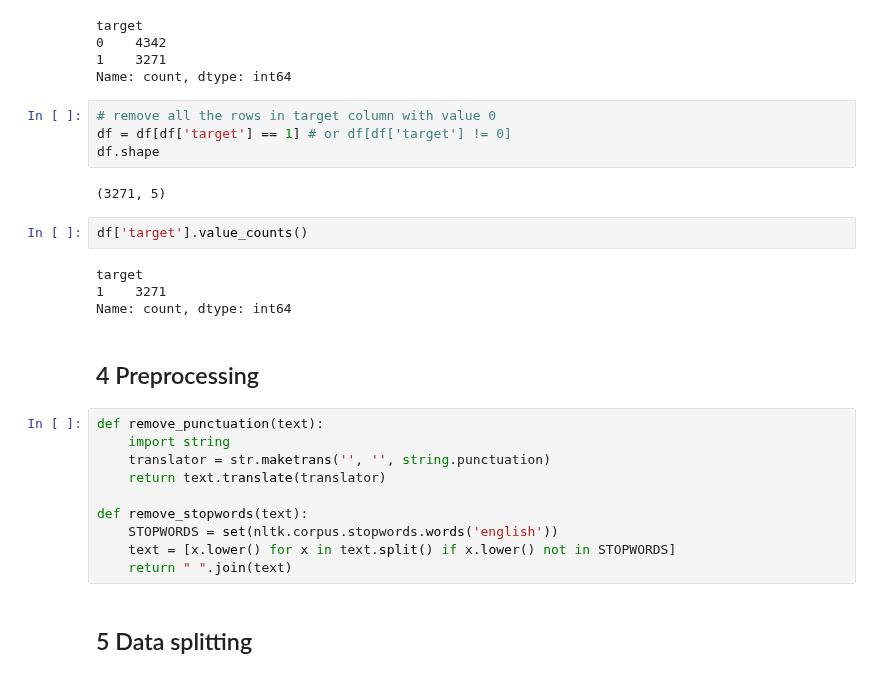
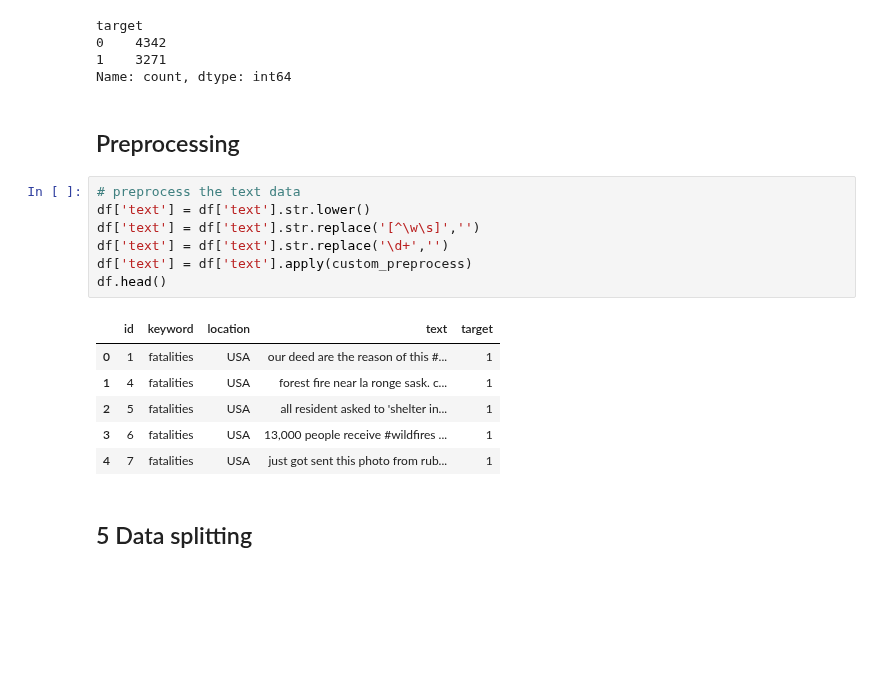
Before and after one commit to VishalyGinny/Data-Science-Projects, a Jupyter notebook: Natural-Language/NLP.ipynb, the cells around one changed output. Drawn from its saved outputs; the diff is of its cells as text; blank space fills up the shorter version.

```diff
--- a/Natural-Language/NLP.ipynb
+++ b/Natural-Language/NLP.ipynb
@@ -158,30 +168,22 @@ target
 0    4342
 1    3271
 Name: count, dtype: int64
-# %%
-# remove all the rows in target column with value 0
-df = df[df['target'] == 1] # or df[df['target'] != 0]
-df.shape
-# %% [output]
-(3271, 5)
-# %%
-df['target'].value_counts()
-# %% [output]
-target
-1    3271
-Name: count, dtype: int64
 # %% [markdown]
-## 4 Preprocessing
+## Preprocessing
-# %%
-def remove_punctuation(text):
-    import string
-    translator = str.maketrans('', '', string.punctuation)
-    return text.translate(translator)
-
-def remove_stopwords(text):
-    STOPWORDS = set(nltk.corpus.stopwords.words('english'))
-    text = [x.lower() for x in text.split() if x.lower() not in STOPWORDS]
-    return " ".join(text)
+# %%
+# preprocess the text data
+df['text'] = df['text'].str.lower()
+df['text'] = df['text'].str.replace('[^\w\s]','')
+df['text'] = df['text'].str.replace('\d+','')
+df['text'] = df['text'].apply(custom_preprocess)
+df.head()
+# %% [output]
+|  | id | keyword | location | text | target |
+| 0 | 1 | fatalities | USA | our deed are the reason of this #... | 1 |
+| 1 | 4 | fatalities | USA | forest fire near la ronge sask. c... | 1 |
+| 2 | 5 | fatalities | USA | all resident asked to 'shelter in... | 1 |
+| 3 | 6 | fatalities | USA | 13,000 people receive #wildfires ... | 1 |
+| 4 | 7 | fatalities | USA | just got sent this photo from rub... | 1 |
 # %% [markdown]
 ## 5 Data splitting
 # %%
```
Also changed, not shown: parts of 13 cells of this notebook.
